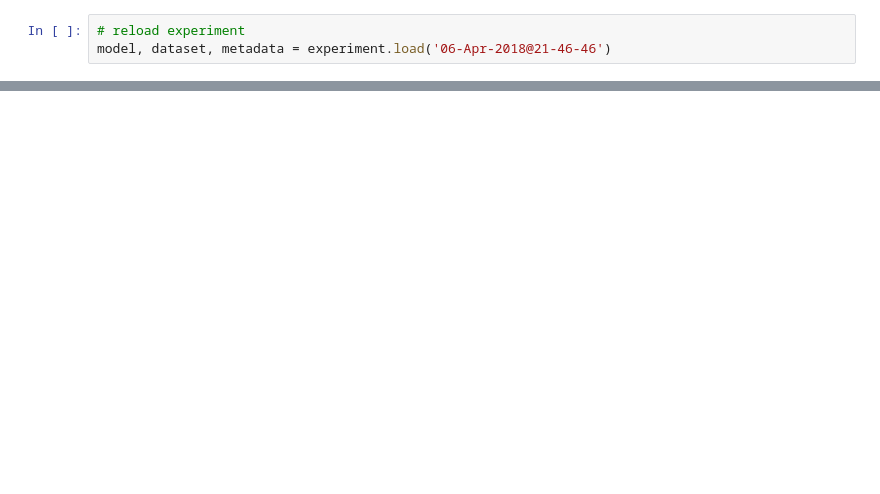
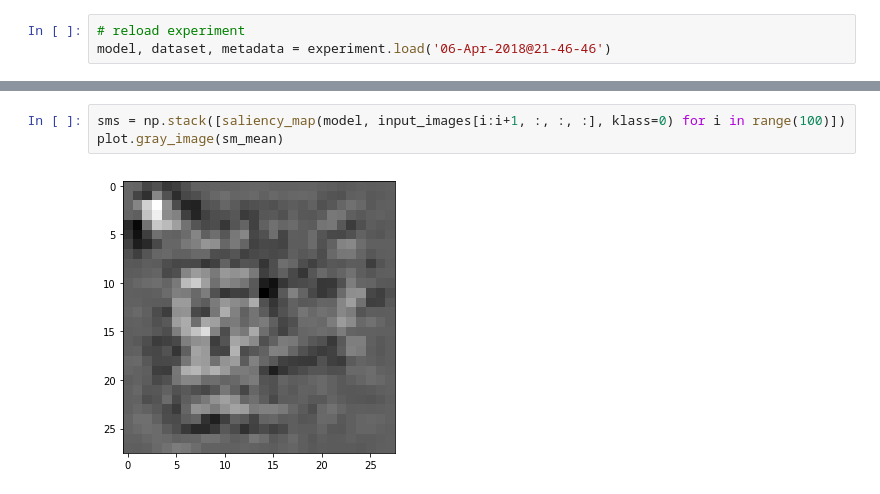
Before and after one commit to edublancas/trojan-defender, a Jupyter notebook: experiments/saliency.ipynb, the cells around one changed output, grey strips where cells are left out. Drawn from its saved outputs; the diff is of its cells as text; blank space fills up the shorter version.

```diff
--- a/experiments/saliency.ipynb
+++ b/experiments/saliency.ipynb
@@ -84,0 +111,5 @@ plot.gray_image(sm)
+# %%
+sms = np.stack([saliency_map(model, input_images[i:i+1, :, :, :], klass=0) for i in range(100)])
+plot.gray_image(sm_mean)
+# %% [output]
+[figure, added]
```
Also changed, not shown: parts of 19 cells of this notebook.
